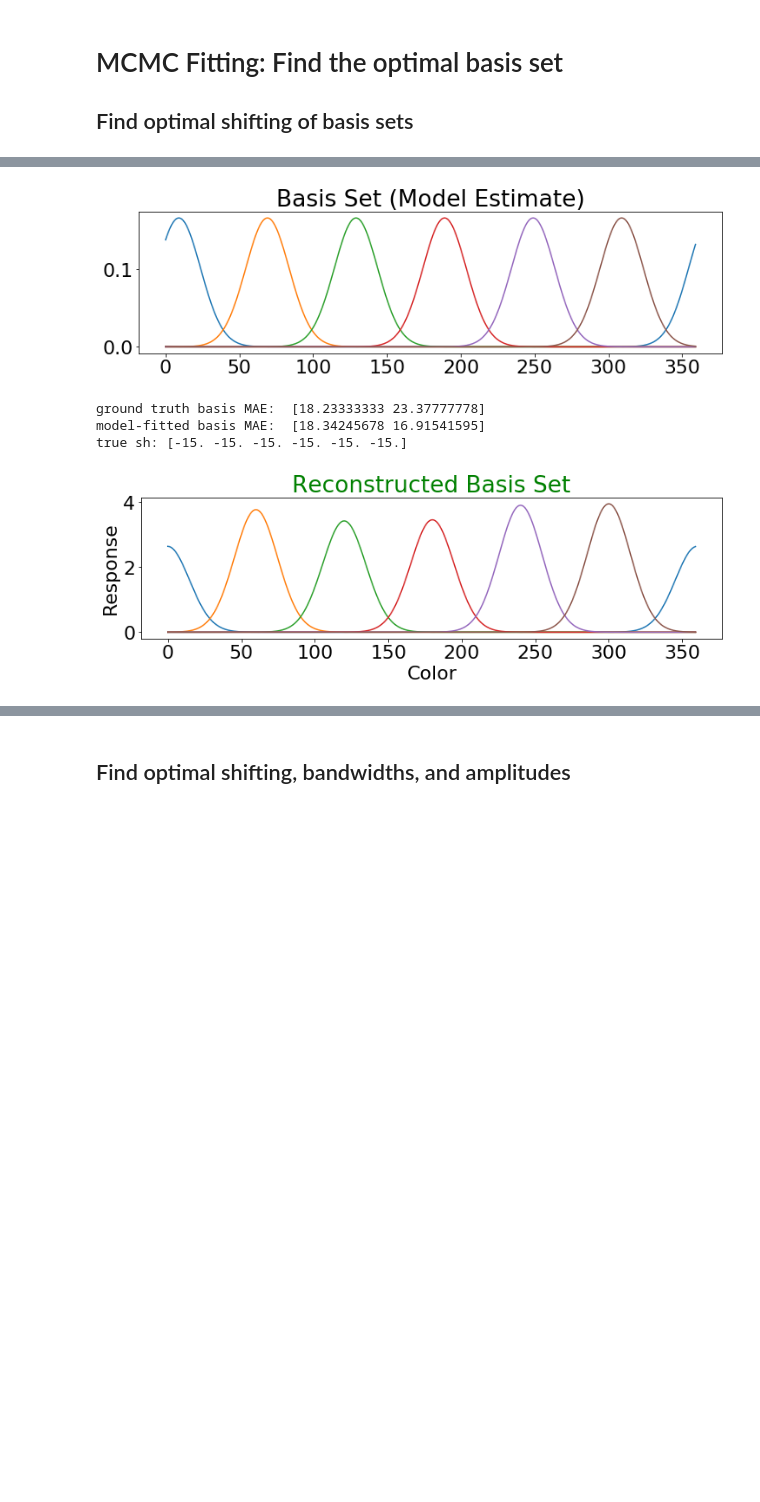
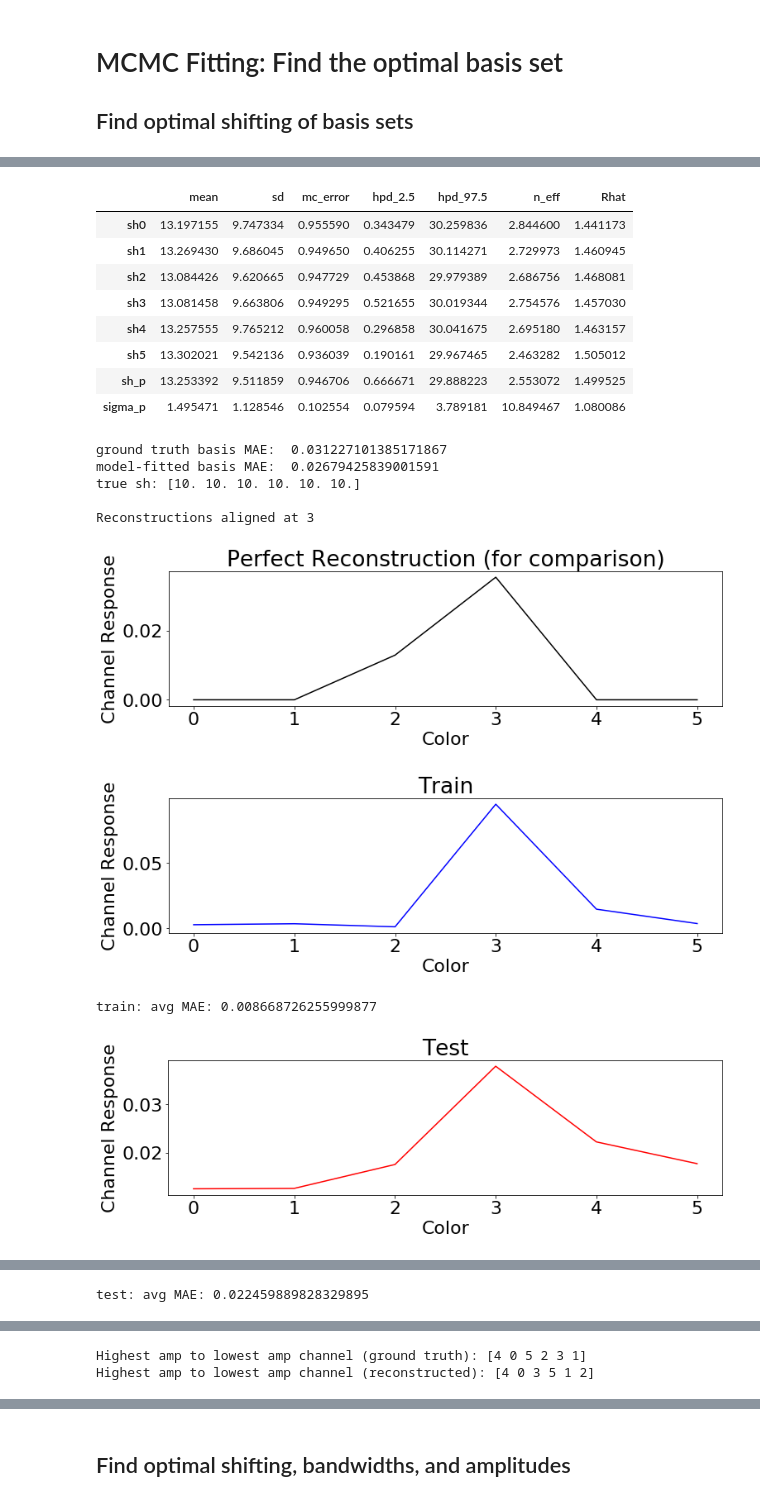
Before and after one commit to PaulScotti/iem_sim, a Jupyter notebook: iem_sim.ipynb, the cells around one changed output, grey strips where cells are left out. Saved outputs shown, nothing was run; the diff lists cells and outputs as text; code cells hidden in the pictures; blank space fills up the shorter version.

```diff
--- a/iem_sim.ipynb
+++ b/iem_sim.ipynb
@@ -879,8 +867,9 @@ true_sh = vox_mu_basis - basis_points
 
 def pseudo_loglike(theta,basis_points,channel_sd,trial_features,trial_by_vox):
     sh = theta
-    err = auto_recon0(basis_points+sh,np.ones(nchannels)*vox_sd_mu,trial_features,trial_by_vox)
-    return -np.sum(err**2)
+    overlap = auto_recon(basis_points+sh,np.ones(nchannels)*vox_sd_mu,trial_features,trial_by_vox)
+    #print(-overlap**2, sh)
+    return -overlap**2
 
 # create our Op
 logl = LogLike0(pseudo_loglike,basis_points,channel_sd,trial_features,trial_by_vox)
@@ -901,5 +890,5 @@ with pm.Model():
     # use a custom blackbox function (use a lamdba function to "call" the Op)
     pm.DensityDist('likelihood', lambda v: logl(v), observed={'v': theta})
 
-    trace = pm.sample(200, tune=300, chains=2)
+    trace = pm.sample(300, tune=500, chains=2)
 # %% [output]
@@ -921,28 +914,34 @@ RuntimeError: Chain 1 failed.
 # %%
 # output results
-basis_set = make_vonmises(feature_space,
-                        (basis_points+np.mean(trace['sh{}'.format(chan)])),
-                        np.ones(nchannels)*vox_sd_mu)
-plt.plot(basis_set)
-plt.title('Basis Set (Model Estimate)')
-plt.show()
+display(pm.summary(trace))
 
-print('ground truth basis MAE: ', auto_recon0(basis_points+true_sh,np.ones(nchannels)*vox_sd_mu,trial_features,trial_by_vox))
-print('model-fitted basis MAE: ', auto_recon0(basis_points+[np.mean(trace['sh0']),np.mean(trace['sh1']),np.mean(trace['sh2']),np.mean(trace['sh3']),np.mean(trace['sh4']),np.mean(trace['sh5'])],np.ones(nchannels)*vox_sd_mu,trial_features,trial_by_vox))
+print('ground truth basis MAE: ', auto_recon(basis_points+true_sh,np.ones(nchannels)*vox_sd_mu,trial_features,trial_by_vox))
+print('model-fitted basis MAE: ', auto_recon(basis_points+[np.mean(trace['sh0']),np.mean(trace['sh1']),np.mean(trace['sh2']),np.mean(trace['sh3']),np.mean(trace['sh4']),np.mean(trace['sh5'])],np.ones(nchannels)*vox_sd_mu,trial_features,trial_by_vox))
 print('true sh: {}\n'.format(true_sh))
-
-pm.summary(trace)
 
 basis_points = basis_points+[np.mean(trace['sh0']),np.mean(trace['sh1']),np.mean(trace['sh2']),np.mean(trace['sh3']),np.mean(trace['sh4']),np.mean(trace['sh5'])]
 channel_sd = np.ones(nchannels)*vox_sd_mu
-err, chan_weights = auto_recon(basis_points,channel_sd,trial_features,trial_by_vox)
+saved_weights, tst_overlap = auto_recon(basis_points,channel_sd,trial_features,trial_by_vox,plotting=1)
 
-plot_basis_avg(basis_points,channel_sd,trial_features,
-          np.mean(chan_weights,axis=1))
-plt.show()
+plot_basis_avg(basis_points,channel_sd,trial_features,np.mean(saved_weights,axis=1))
+print("Highest amp to lowest amp channel (ground truth): {}".format(np.argsort(-vox_amp_basis)))
+print("Highest amp to lowest amp channel (reconstructed): {}".format(np.argsort(-np.mean(saved_weights,axis=1))))
 # %% [output]
+|  | mean | sd | mc_error | hpd_2.5 | hpd_97.5 | n_eff | Rhat |
+| sh0 | 13.197155 | 9.747334 | 0.955590 | 0.343479 | 30.259836 | 2.844600 | 1.441173 |
+| sh1 | 13.269430 | 9.686045 | 0.949650 | 0.406255 | 30.114271 | 2.729973 | 1.460945 |
+| sh2 | 13.084426 | 9.620665 | 0.947729 | 0.453868 | 29.979389 | 2.686756 | 1.468081 |
+| sh3 | 13.081458 | 9.663806 | 0.949295 | 0.521655 | 30.019344 | 2.754576 | 1.457030 |
+| sh4 | 13.257555 | 9.765212 | 0.960058 | 0.296858 | 30.041675 | 2.695180 | 1.463157 |
+| sh5 | 13.302021 | 9.542136 | 0.936039 | 0.190161 | 29.967465 | 2.463282 | 1.505012 |
+| sh_p | 13.253392 | 9.511859 | 0.946706 | 0.666671 | 29.888223 | 2.553072 | 1.499525 |
+| sigma_p | 1.495471 | 1.128546 | 0.102554 | 0.079594 | 3.789181 | 10.849467 | 1.080086 |
+ground truth basis MAE:  0.031227101385171867
+model-fitted basis MAE:  0.02679425839001591
+true sh: [10. 10. 10. 10. 10. 10.]
+
+Reconstructions aligned at 3
-[figure, old version]
+[figure, new version]
-ground truth basis MAE:  [18.23333333 23.37777778]
-model-fitted basis MAE:  [18.34245678 16.91541595]
-true sh: [-15. -15. -15. -15. -15. -15.]
-[figure, old version]
+[figure, new version]
+train: avg MAE: 0.008668726255999877
+[figure, added]
@@ -948,0 +949 @@ true sh: [-15. -15. -15. -15. -15. -15.]
+test: avg MAE: 0.022459889828329895
@@ -948,0 +956,2 @@ true sh: [-15. -15. -15. -15. -15. -15.]
+Highest amp to lowest amp channel (ground truth): [4 0 5 2 3 1]
+Highest amp to lowest amp channel (reconstructed): [4 0 3 5 1 2]
```
Also changed, not shown: parts of 22 cells of this notebook, 2 other files.
